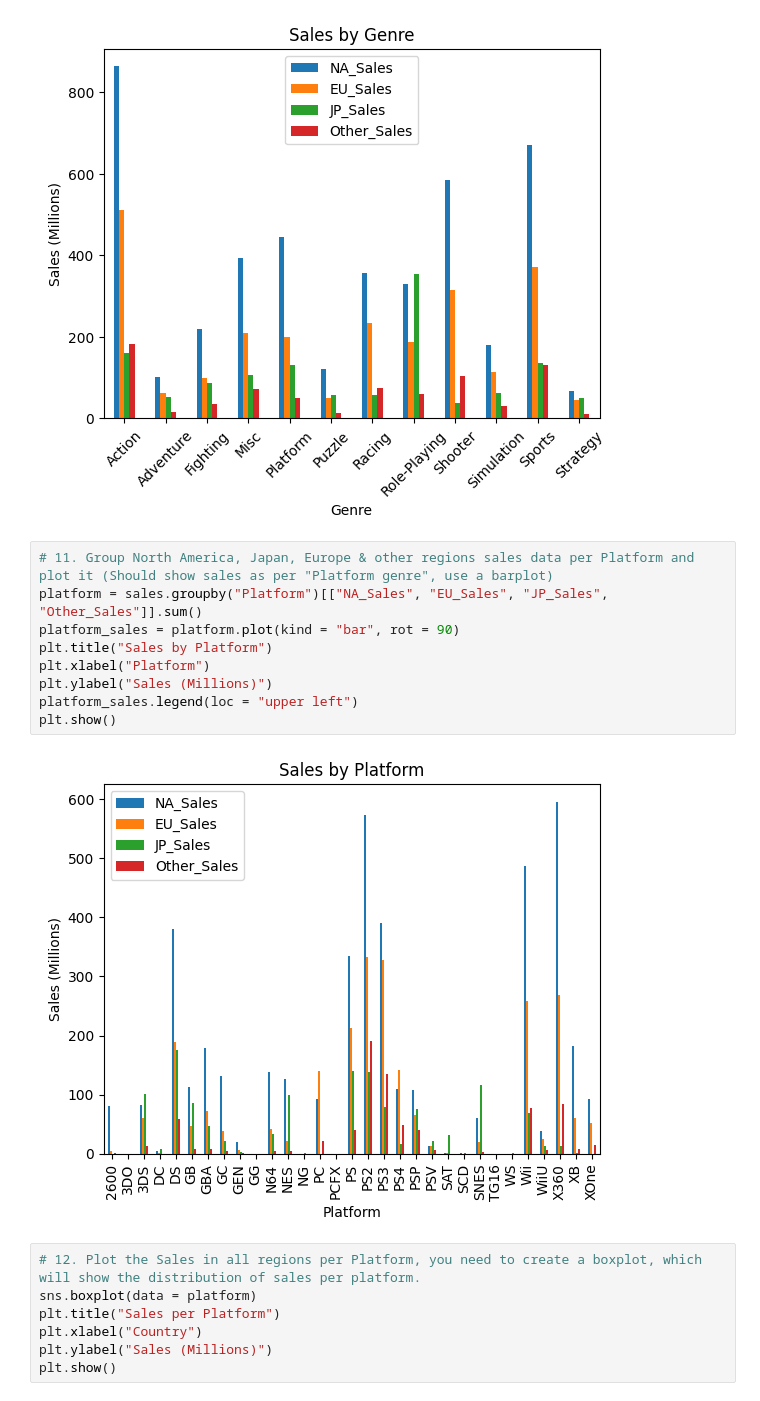
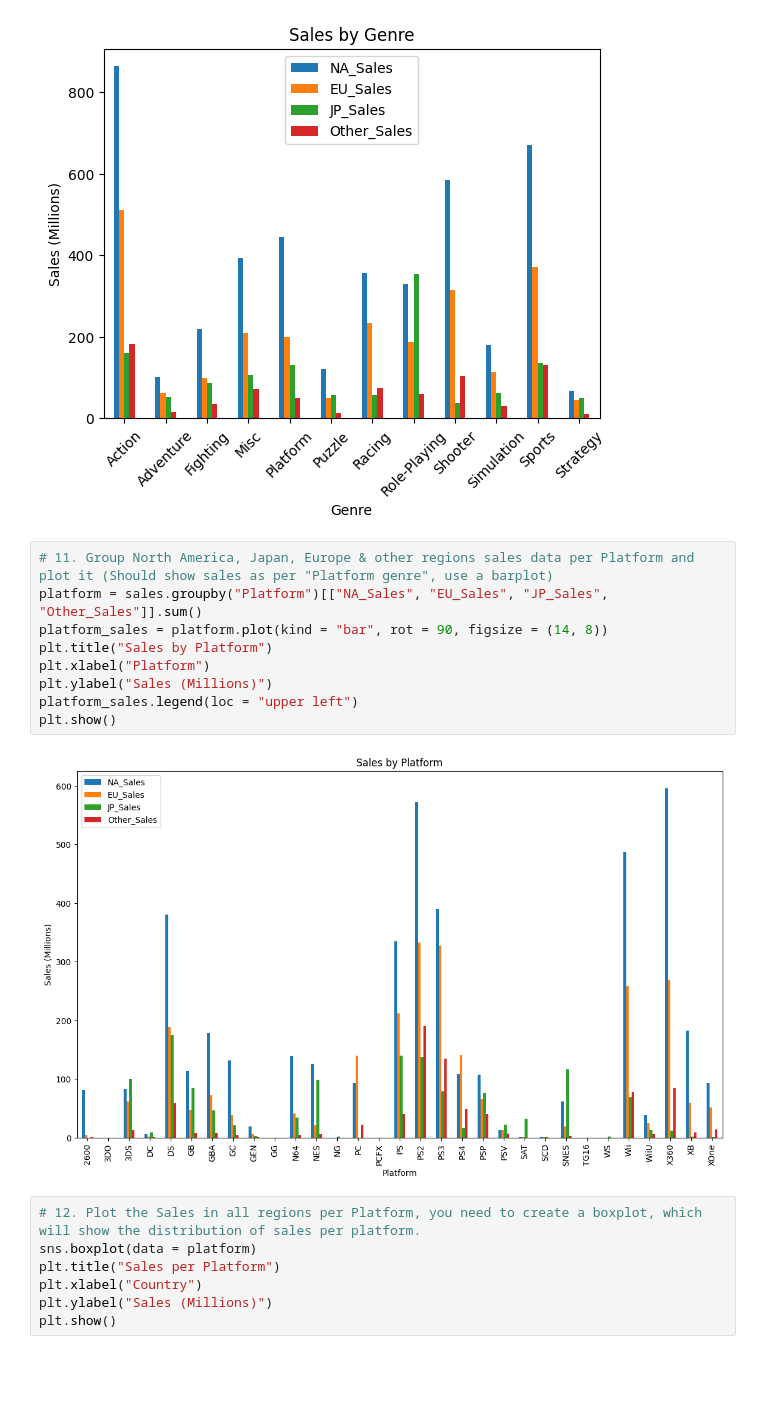
Before and after one commit to pmloppnow/JUMP-Plus, a Jupyter notebook: Project 4/VideoGameSalesAnalysisPhase.ipynb, the cells around one changed output. Cells and saved outputs as stored; diff of their text form; blank space fills up the shorter version.

```diff
--- a/Project 4/VideoGameSalesAnalysisPhase.ipynb
+++ b/Project 4/VideoGameSalesAnalysisPhase.ipynb
@@ -89,14 +89,14 @@ plt.show()
 # %%
 # 11. Group North America, Japan, Europe & other regions sales data per Platform and plot it (Should show sales as per "Platform genre", use a barplot)
 platform = sales.groupby("Platform")[["NA_Sales", "EU_Sales", "JP_Sales", "Other_Sales"]].sum()
-platform_sales = platform.plot(kind = "bar", rot = 90)
+platform_sales = platform.plot(kind = "bar", rot = 90, figsize = (14, 8))
 plt.title("Sales by Platform")
 plt.xlabel("Platform")
 plt.ylabel("Sales (Millions)")
 platform_sales.legend(loc = "upper left")
 plt.show()
 # %% [output]
-[figure, old version]
+[figure, new version]
 # %%
 # 12. Plot the Sales in all regions per Platform, you need to create a boxplot, which will show the distribution of sales per platform.
 sns.boxplot(data = platform)
```
Also changed, not shown: parts of 2 cells of this notebook.
